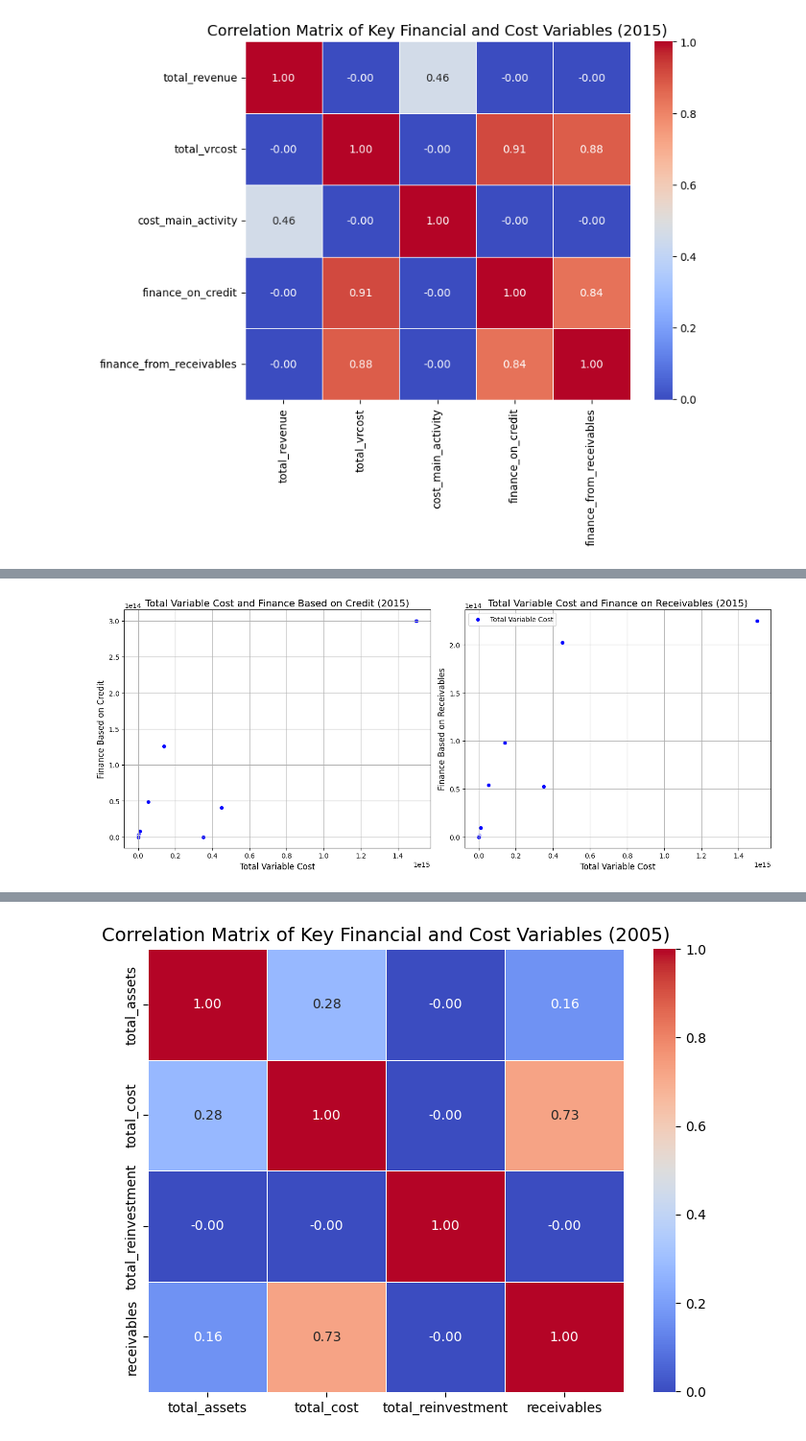
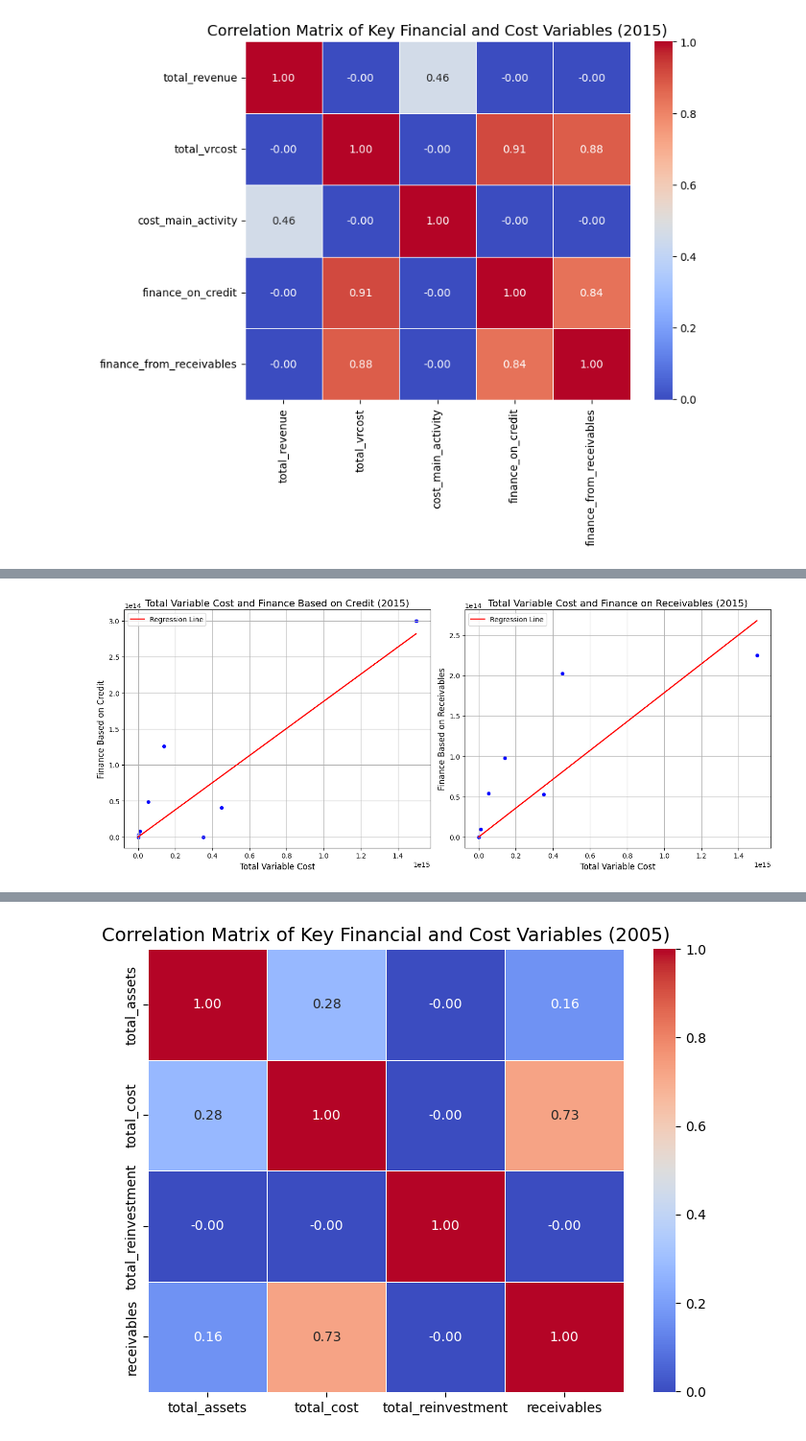
Before and after one commit to Thuan509/Dynamic-Macroeconomics, a Jupyter notebook: PS2_Code/Firms Modelling/data2_process.ipynb, the cells around one changed output, grey strips where cells are left out. Shown at 96% size. Cells and saved outputs as stored; diff of their text form; code cells hidden in the pictures.

```diff
--- a/PS2_Code/Firms Modelling/data2_process.ipynb
+++ b/PS2_Code/Firms Modelling/data2_process.ipynb
@@ -166,30 +194,60 @@ plt.show()
 # %%
+# Define save path
+save_path = r"C:\Users\Do Thu An\OneDrive\Desktop\Dynamic Macroeconomics\Problem sets\Dynamic-Macroeconomics\PS2_Code\Firms Modelling\output\figures"
+os.makedirs(save_path, exist_ok=True)
+
 # Create a figure with 2 subplots (1 row, 2 columns)
 plt.figure(figsize=(14, 6))
 
-# First subplot: Scatterplot between total_vrcost and finance_on_credit
-plt.subplot(1, 2, 1)  # 1 row, 2 columns, first subplot
+# First subplot: Scatterplot with regression line between total_vrcost and finance_on_credit
+plt.subplot(1, 2, 1)
 sns.scatterplot(x='total_vrcost', y='finance_on_credit', data=df_2015, color='blue')
 plt.title('Total Variable Cost and Finance Based on Credit (2015)', fontsize=14)
 plt.xlabel('Total Variable Cost', fontsize=12)
 plt.ylabel('Finance Based on Credit', fontsize=12)
 plt.grid(True)
 
-# Second subplot: Scatterplot between finance_on_credit and finance_from_receivables
-plt.subplot(1, 2, 2)  # 1 row, 2 columns, second subplot
-sns.scatterplot(x='total_vrcost', y='finance_from_receivables', data=df_2015, color='blue', label='Total Variable Cost')
+# Fit regression model for the first subplot
+X1 = df_2015['total_vrcost']
+Y1 = df_2015['finance_on_credit']
+X1 = sm.add_constant(X1)  # Add constant for the intercept
+model1 = sm.OLS(Y1, X1, missing='drop').fit()  # Fit the model
+predictions1 = model1.predict(X1)  # Make predictions
+
+# Plot the regression line
+plt.plot(df_2015['total_vrcost'], predictions1, color='red', label='Regression Line')
+plt.legend()
+
+# Second subplot: Scatterplot with regression line between total_vrcost and finance_from_receivables
+plt.subplot(1, 2, 2)
+sns.scatterplot(x='total_vrcost', y='finance_from_receivables', data=df_2015, color='blue')
 plt.title('Total Variable Cost and Finance on Receivables (2015)', fontsize=14)
 plt.xlabel('Total Variable Cost', fontsize=12)
 plt.ylabel('Finance Based on Receivables', fontsize=12)
 plt.grid(True)
 
-# Adjust layout to prevent overlap of titles and labels
+# Fit regression model for the second subplot
+X2 = df_2015['total_vrcost']
+Y2 = df_2015['finance_from_receivables']
+X2 = sm.add_constant(X2)  # Add constant for the intercept
+model2 = sm.OLS(Y2, X2, missing='drop').fit()  # Fit the model
+predictions2 = model2.predict(X2)  # Make predictions
+
+# Plot the regression line
+plt.plot(df_2015['total_vrcost'], predictions2, color='red', label='Regression Line')
+plt.legend()
+
+# Adjust layout
 plt.tight_layout()
+
+# Save the figure
+figure_filename = os.path.join(save_path, "scatterplots_with_fitlines_2015.png")
+plt.savefig(figure_filename, dpi=300, bbox_inches='tight')
 
 # Show the plot
 plt.show()
 # %% [output]
-[figure, old version]
+[figure, new version]
 # %%
 # Select the independent variables (X) and dependent variable (Y)
 X = df_2015[['finance_on_credit', 'finance_from_receivables']]
```
Also changed, not shown: parts of 7 cells of this notebook, 46 other files.
